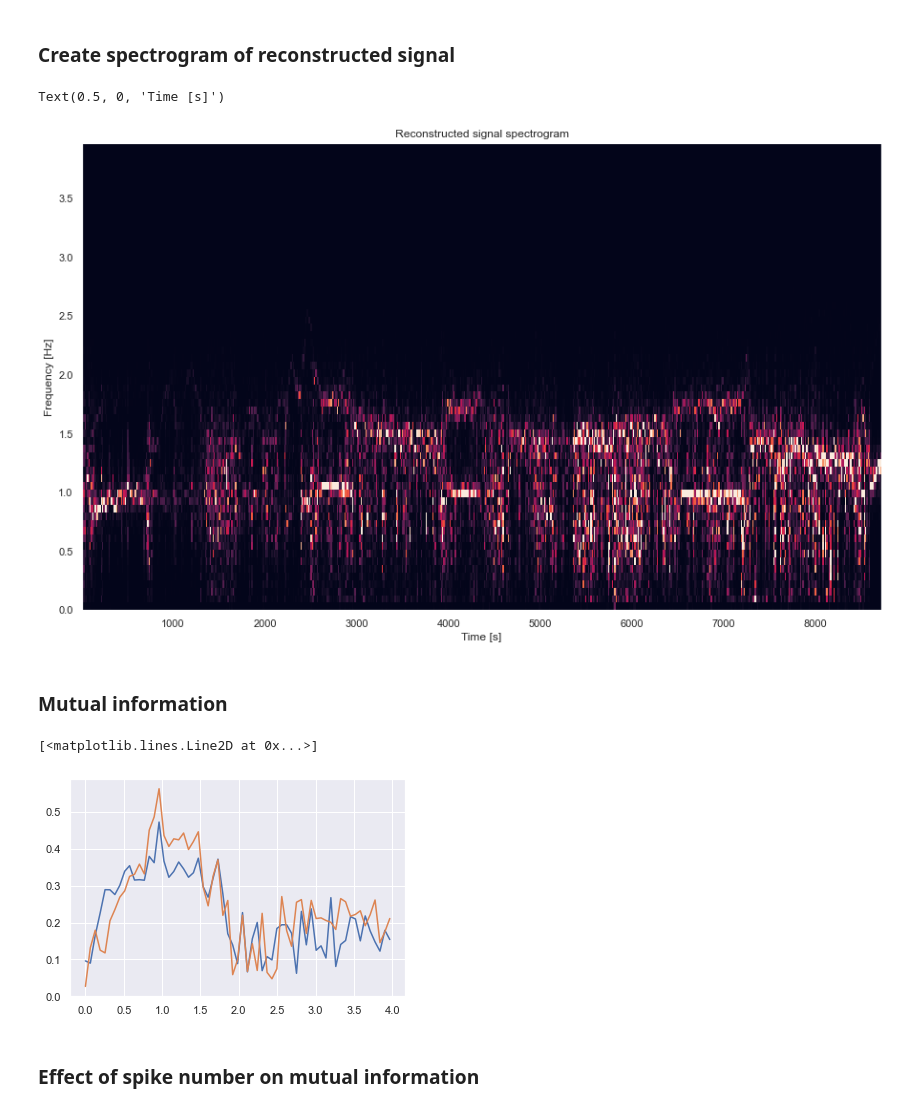
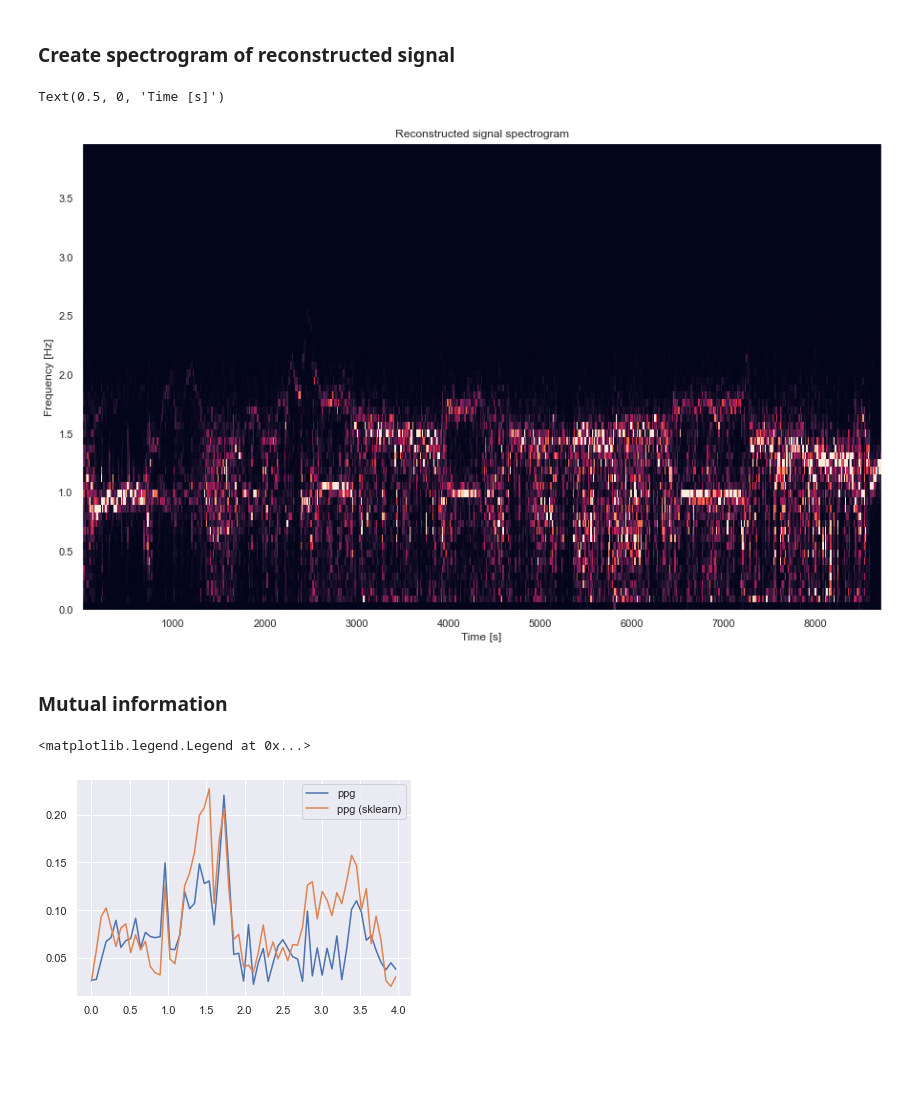
Before and after one commit to pennfranc/adm-ppg-analysis, a Jupyter notebook: mutual information analysis.ipynb, the cells around one changed output. Cells and saved outputs as stored; diff of their text form; code cells hidden in the pictures; blank space fills up the shorter version.

Commit message:
reorganized mutual info / scoring code

```diff
--- a/mutual information analysis.ipynb
+++ b/mutual information analysis.ipynb
@@ -58,7 +57,7 @@ Text(0.5, 0, 'Time [s]')
 # %% [markdown]
 ### Run PPG through ADM
 # %%
-ADM_factor = 0.2
+ADM_factor = 0.1
 ADM_step_size = ADM_factor * np.mean(abs(ppg))
 up_spikes, down_spikes = ADM(
     ppg,
@@ -110,16 +109,22 @@ plt.ylabel('Frequency [Hz]')
 plt.xlabel('Time [s]')
 # %% [output]
 Text(0.5, 0, 'Time [s]')
-[figure, old version]
+[figure, new version]
 # %% [markdown]
 ### Mutual information
 # %%
-mutual_information_rec = compute_mutual_information(Sxx_rec, hr_at_ppg_timestamps, num_hr_bins, num_power_bins)
-mutual_information_ppg = compute_mutual_information(Sxx_ppg, hr_at_ppg_timestamps, num_hr_bins, num_power_bins)
-plt.plot(f_ppg, mutual_information_ppg)
-plt.plot(f_rec, mutual_information_rec)
+n_neighbors = 10
+num_hr_bins = 10
+num_power_bins = 6
+mutual_info_rec = compute_mutual_information(Sxx_rec, hr_at_ppg_timestamps, num_hr_bins, num_power_bins)
+mutual_info_rec_sklearn = mutual_info_regression(np.transpose(Sxx_rec), hr_at_ppg_timestamps, n_neighbors=n_neighbors)
+mutual_info_ppg = compute_mutual_information(Sxx_ppg, hr_at_ppg_timestamps, num_hr_bins, num_power_bins)
+mutual_info_ppg_sklearn = mutual_info_regression(np.transpose(Sxx_ppg), hr_at_ppg_timestamps, n_neighbors=n_neighbors)
+plt.plot(f_ppg, mutual_info_ppg, label='ppg')
+#plt.plot(f_rec, mutual_info_rec, label='rec')
+#plt.plot(f_rec, mutual_info_rec_sklearn, label='rec (sklearn)')
+plt.plot(f_ppg, mutual_info_ppg_sklearn, label='ppg (sklearn)')
+plt.legend()
 # %% [output]
-[<matplotlib.lines.Line2D at 0x...>]
+<matplotlib.legend.Legend at 0x...>
-[figure, old version]
+[figure, new version]
-# %% [markdown]
-### Effect of spike number on mutual information
```
Also changed, not shown: parts of 24 cells of this notebook, 1 other file.
